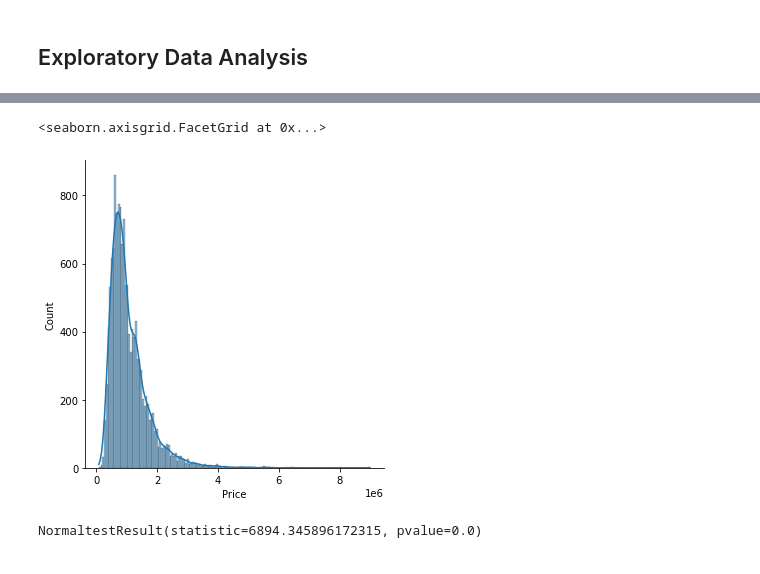
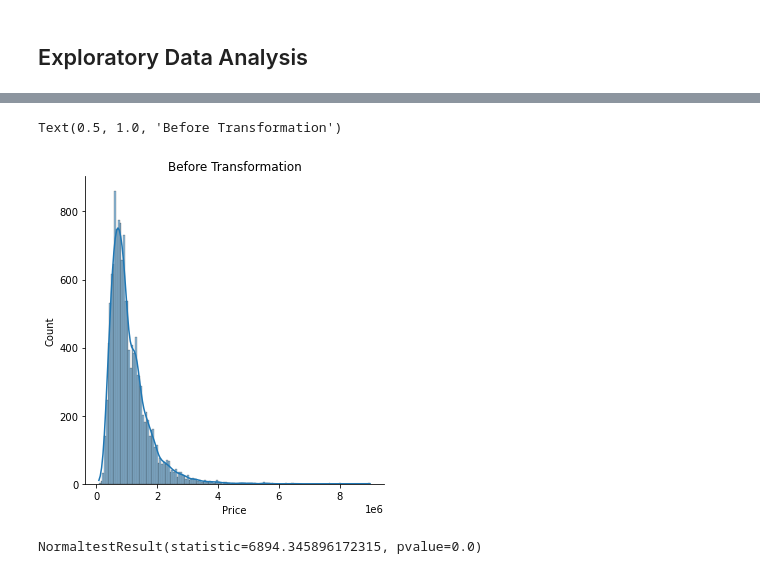
Before and after one commit to Piyal-Banik/IBM-Machine-Learning-Professional-Certificate, a Jupyter notebook: Supervised Learning: Regression/Melbourse_house_price.ipynb, the cells around one changed output, grey strips where cells are left out. Drawn from its saved outputs; the diff is of its cells as text; code cells hidden in the pictures.

```diff
--- a/Supervised Learning: Regression/Melbourse_house_price.ipynb
+++ b/Supervised Learning: Regression/Melbourse_house_price.ipynb
@@ -56,9 +56,10 @@ dataset.describe()
 | max | 10.000000 | 9.000000e+06 | 48.100000 | 3977.000000 | 20.000000 | 8.000000 | 10.000000 | 433014.000000 | 44515.000000 | 2018.000000 | ... |
 # %%
 sns.displot(data = dataset['Price'], kde = True)
+plt.title('Before Transformation')
 # %% [output]
-<seaborn.axisgrid.FacetGrid at 0x...>
+Text(0.5, 1.0, 'Before Transformation')
-[figure, old version]
+[figure, new version]
 # %%
 # Normality test of the output variable
 from scipy.stats.mstats import normaltest
```
Also changed, not shown: parts of 11 cells of this notebook, 5 other files.
